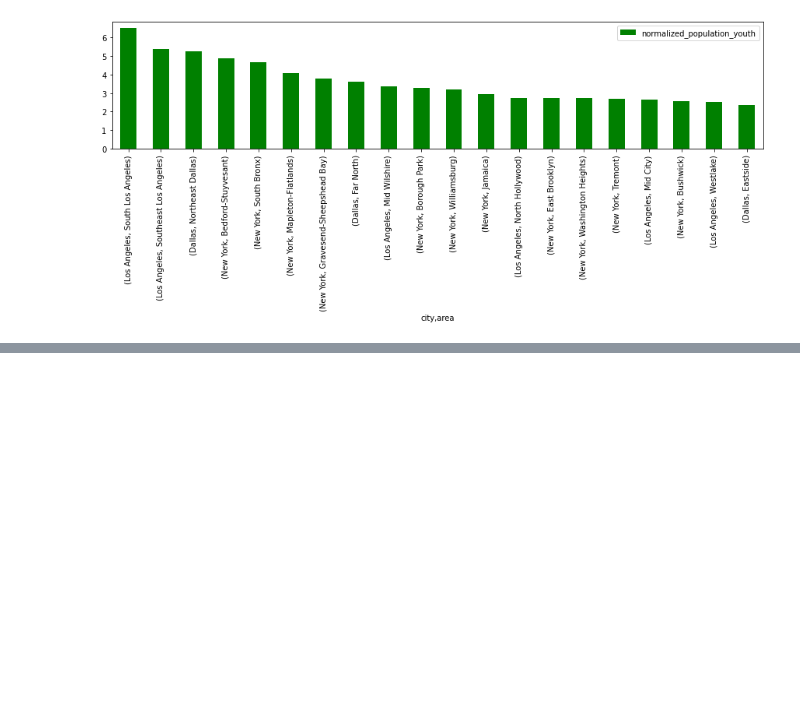
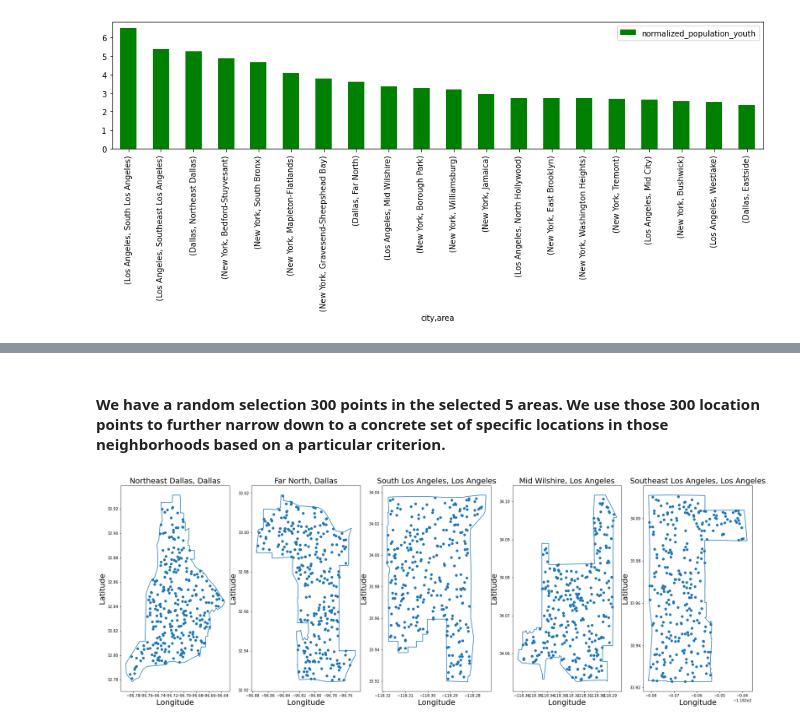
Before and after one commit to dotlas/codeventures, a Jupyter notebook: case-studies/20220815_kunal_bhatia/notebook.ipynb, the cells around one changed output, grey strips where cells are left out. Drawn from its saved outputs; the diff is of its cells as text; code cells hidden in the pictures; blank space fills up the shorter version.

```diff
--- a/case-studies/20220815_kunal_bhatia/notebook.ipynb
+++ b/case-studies/20220815_kunal_bhatia/notebook.ipynb
@@ -257,10 +246,10 @@ df_areas.sort_values(by=['normalized_population_youth'], ascending=False).set_in
 # %%
-def get_centroid_of_area(x: pd.Series):
+# getting polygons using shapely for different locations
+def polygon(x: pd.Series):
     try:
-        return Polygon(np.array(x['geometry'].features[0].geometry.coordinates[0])).centroid
+        return  Polygon(x['geometry'].features[0].geometry.coordinates[0])
     except:
         return np.nan
 
-df_areas['centroid'] = df_areas.apply(get_centroid_of_area, axis=1)
-df_areas = df_areas.dropna().reset_index(drop=True)
-df_areas[['city','area','geometry','centroid']].head(3)
+df_locations['polygon'] = df_areas.apply(polygon, axis=1)
+df_locations = df_locations.drop(columns=['geometry'])
@@ -295,0 +256,18 @@ df_areas = df_areas[~df_areas['tags'].apply(lambda x: 'Mexican' in x)].reset_ind
+# %%
+# Getting 300 random points inside a polygon for a particular area
+def random_points_within(x: pd.Series):
+    num_points: int = 300
+    poly = x['polygon']
+    min_x, min_y, max_x, max_y = poly.bounds
+
+    points = []
+
+    while len(points) < num_points:
+        random_point = Point([random.uniform(min_x, max_x), random.uniform(min_y, max_y)])
+        if (random_point.within(poly)):
+            points.append(random_point)
+
+    return points
+
+df_locations['points'] = df_locations.apply(random_points_within, axis=1)
+df_locations
@@ -295,0 +281,18 @@ df_areas = df_areas[~df_areas['tags'].apply(lambda x: 'Mexican' in x)].reset_ind
+# %% [markdown]
+#### We have a random selection 300 points in the selected 5 areas. We use those 300 location points to further narrow down to a concrete set of specific locations in those neighborhoods based on a particular criterion.
+# %%
+fig, ax = plt.subplots(1,5, figsize=(30,10))
+
+for i in range(5):
+    x,y = df_locations.polygon[i].exterior.xy
+    ax[i].plot(x,y)
+    points = df_locations.points[i]
+    xs = [point.x for point in points]
+    ys = [point.y for point in points]
+    ax[i].scatter(xs, ys)
+    ax[i].set_title(df_locations['area'][i] + ', ' + df_locations['city'][i], fontsize=20)
+    ax[i].set_xlabel
+    ax[i].set_xlabel('Longitude', fontsize = 20)
+    ax[i].set_ylabel('Latitude', fontsize = 20)
+# %% [output]
+[figure, added]
```
Also changed, not shown: parts of 19 cells of this notebook, 1 other file.
